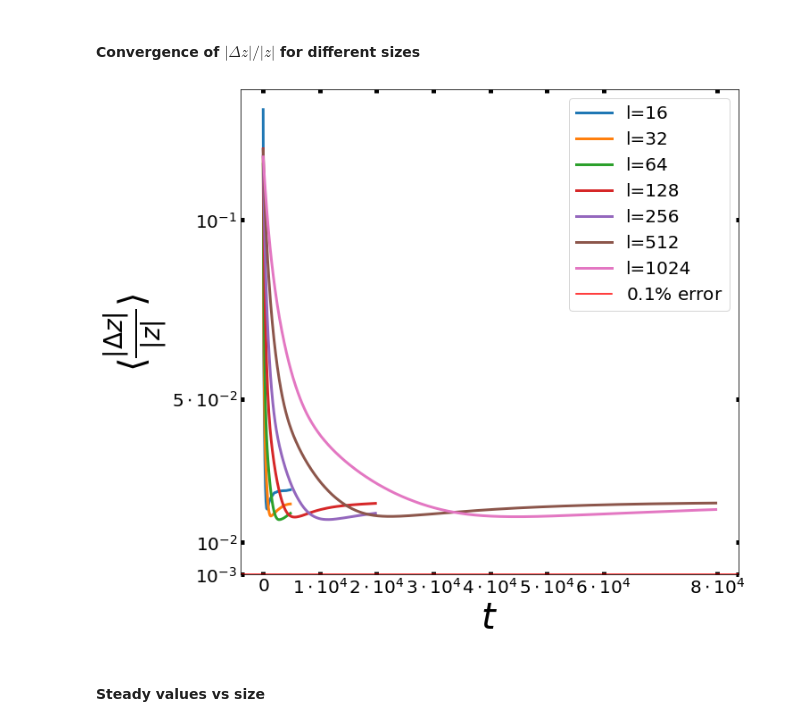
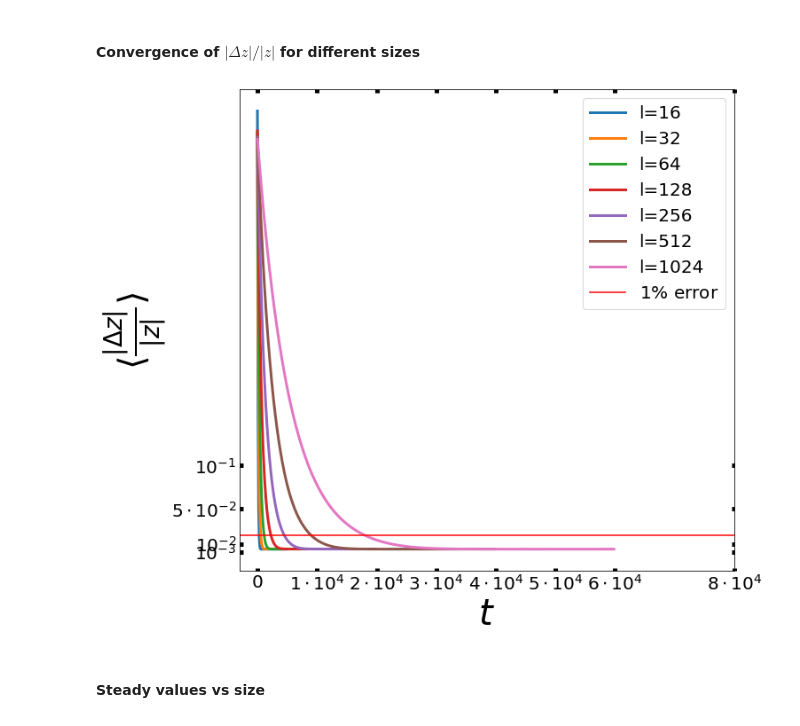
Before and after one commit to emacosta95/dft_for_ising, a Jupyter notebook: dft_ising_analysis.ipynb, the cells around one changed output. Saved outputs shown, nothing was run; the diff lists cells and outputs as text; code cells hidden in the pictures.

```diff
--- a/dft_ising_analysis.ipynb
+++ b/dft_ising_analysis.ipynb
@@ -22,8 +22,8 @@ from src.training.utils_analysis import dataloader, nuv_representability_check,m
 #### Data
 # %%
 n_sample=7
-t_range=[49,49,49,199,199,799,799]
-h_max=[4.5]*n_sample
+t_range=[49,49,49,199,199,399,599]
+h_max=[1.0]*n_sample
 ls=[16,32,64,128,256,512,1024]
 n_instances=[100]*n_sample
 epochs = [[i * 100 for i in range(t_range[j])] for j in range(n_sample)]
@@ -186,33 +184,33 @@ plt.show()
 # %%
 fig=plt.figure(figsize=(10,10))
 errors_n=[]
 sigma_errors_n=[]
 for i,l in enumerate(ls):
     dn_av=np.average((np.average(np.abs(min_density[l]-gs_density[l]),axis=-1)/np.average(np.abs(gs_density[l]),axis=-1)),axis=1)
     plt.plot(epochs[i],dn_av,label=f'l={l}',linewidth=3)
     errors_n.append(dn_av[-1])
     sigma_errors_n.append(np.std((np.average(np.abs(min_density[l]-gs_density[l]),axis=-1)/np.average(np.abs(gs_density[l]),axis=-1)),axis=1)[-1])
 plt.legend(fontsize=20)
 plt.xlabel(r'$t$',fontsize=40)
 plt.ylabel(r'$\langle\frac{\left|\Delta z \right|}{\left| z \right|}\rangle$',fontsize=40)
 
 plt.tick_params(
             top=True,
             right=True,
             labeltop=False,
             labelright=False,
             direction="in",
             labelsize=20,
             width=5,
         )
 plt.xticks([0,10000,20000,30000,40000,50000,60000,80000],[r'$0$',r'$1 \cdot 10^4$',r'$2 \cdot 10^4$',r'$3 \cdot 10^4$',r'$4 \cdot 10^4$',r'$5 \cdot 10^4$',r'$6 \cdot 10^4$',r"$8 \cdot 10^4$"])
 plt.yticks([0.1,0.05,0.01,0.001],[r"$10^{-1}$",r'$5 \cdot 10^{-2}$',r'$10^{-2}$',r'$ 10^{-3}$'])
-plt.axhline(0.001,color='red',label=r'$0.1 \%$ error')
+plt.axhline(0.02,color='red',label=r'$1 \%$ error')
 #plt.semilogy()
 plt.legend(fontsize=20)
 plt.show()
 # %% [output]
-[figure, old version]
+[figure, new version]
 # %% [markdown]
 #### Steady values vs size
 # %% [markdown]
```
Also changed, not shown: parts of 13 cells of this notebook, 9 other files.
